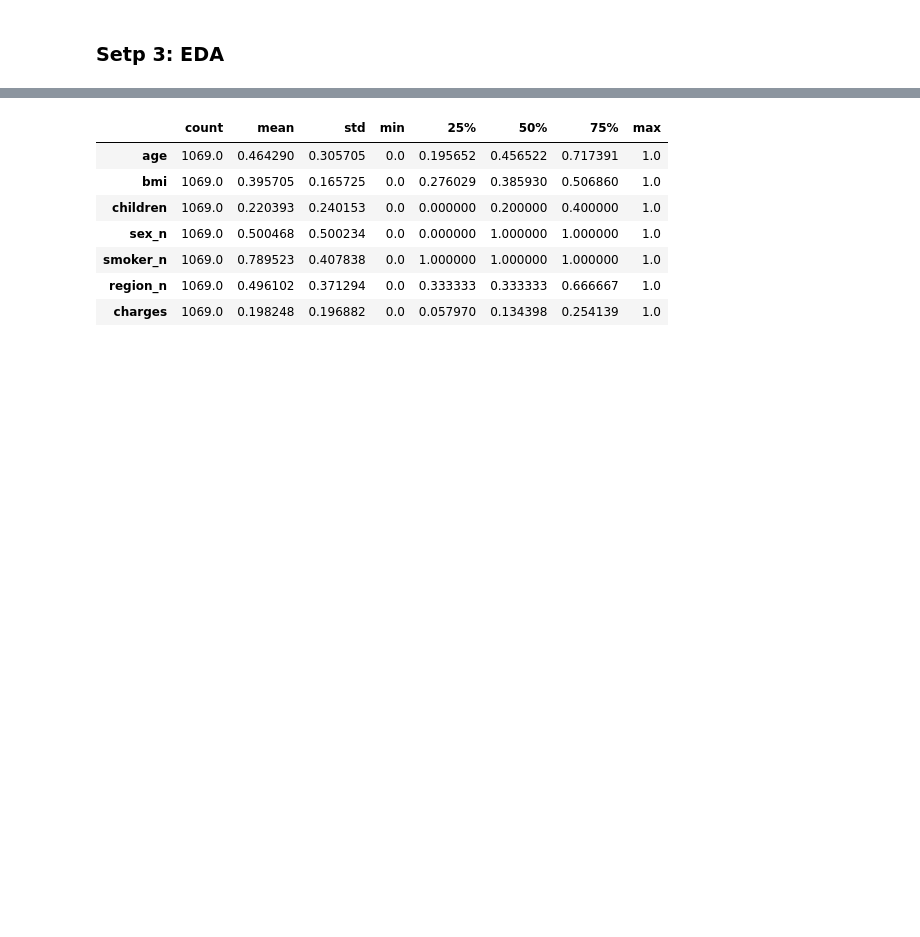
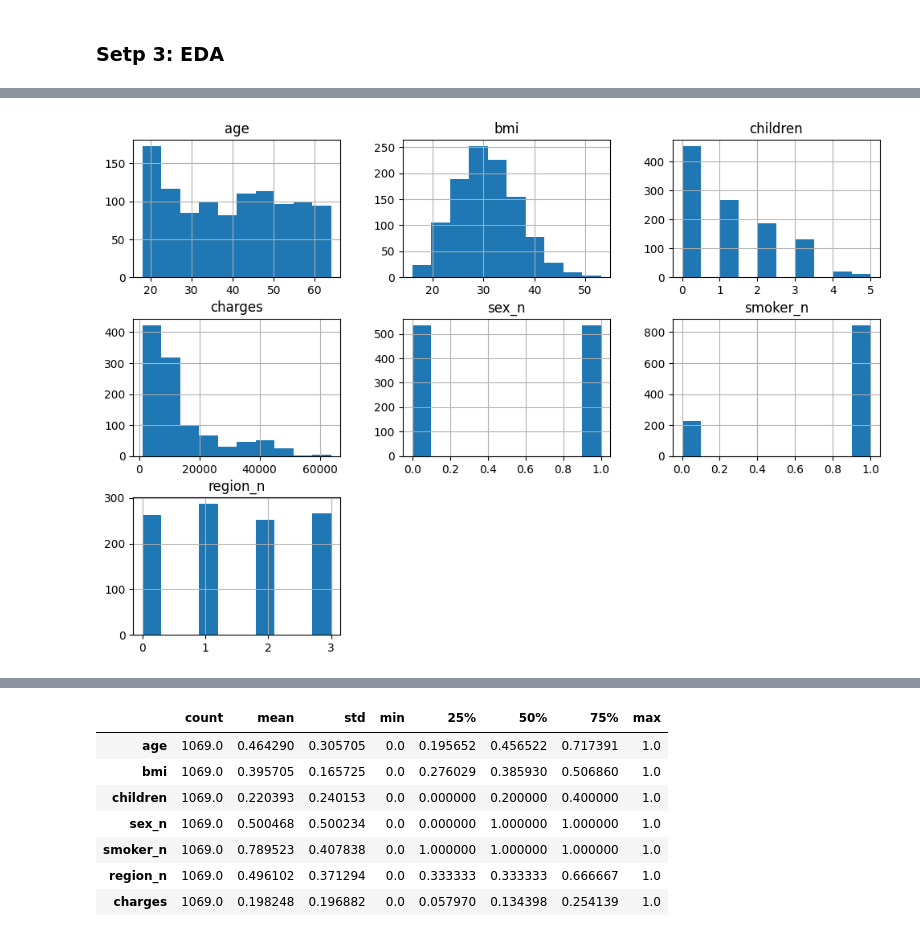
Before and after one commit to rodri-iot/machine-learning-python-template, a Jupyter notebook: src/app.ipynb, the cells around one changed output, grey strips where cells are left out. Drawn from its saved outputs; the diff is of its cells as text; code cells hidden in the pictures; blank space fills up the shorter version.

```diff
--- a/src/app.ipynb
+++ b/src/app.ipynb
@@ -117,4 +117,5 @@ memory usage: 73.2 KB
 ### Setp 3: EDA
 # %%
 # Split DB
-df_train, df_test = train_test_split(df_raw_scal, test_size= 0.2, random_state= 2024)
+df_train, df_test = train_test_split(df_raw, test_size= 0.2, random_state= 2024)
+df_train.info()
@@ -120,0 +152,6 @@ df_train, df_test = train_test_split(df_raw_scal, test_size= 0.2, random_state=
+# %%
+fig, ax = plt.subplots(figsize=(12, 8))
+df_train.hist(ax=ax)
+plt.show()
+# %% [output]
+[figure, added]
```
Also changed, not shown: parts of 7 cells of this notebook, 2 other files.
